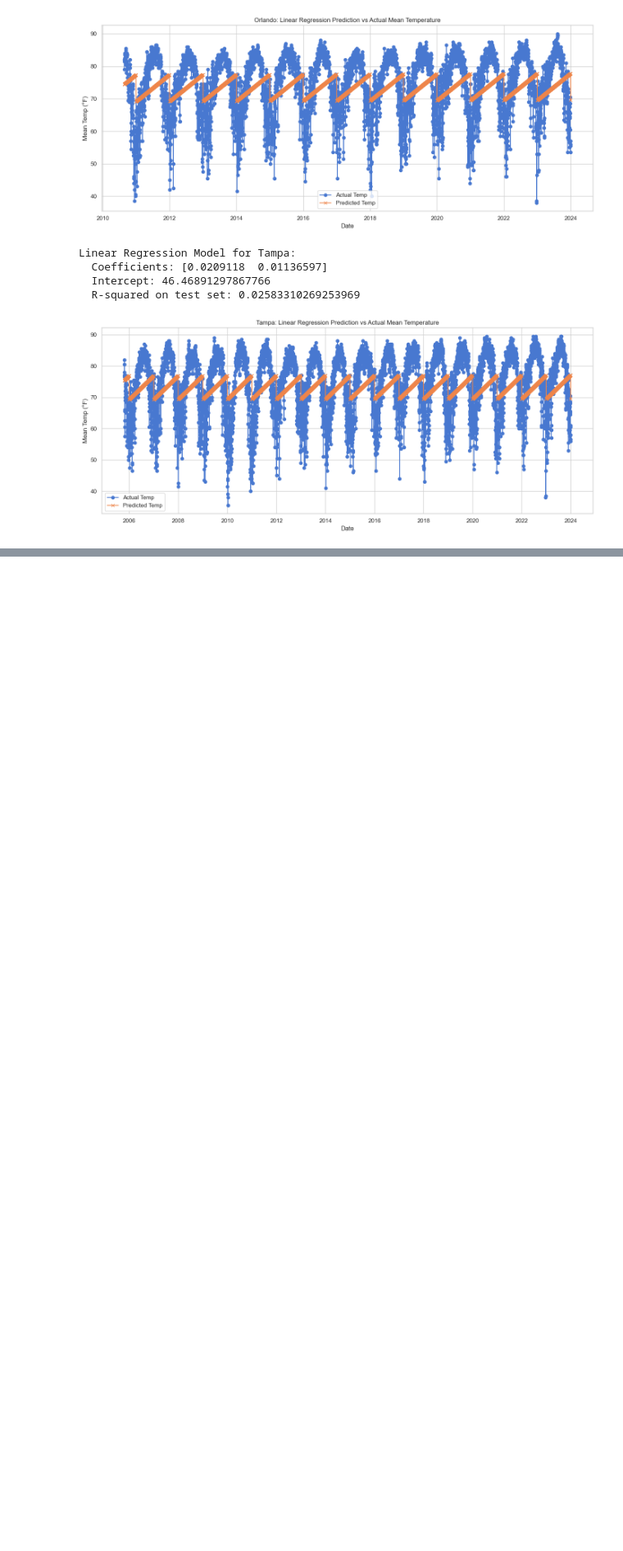
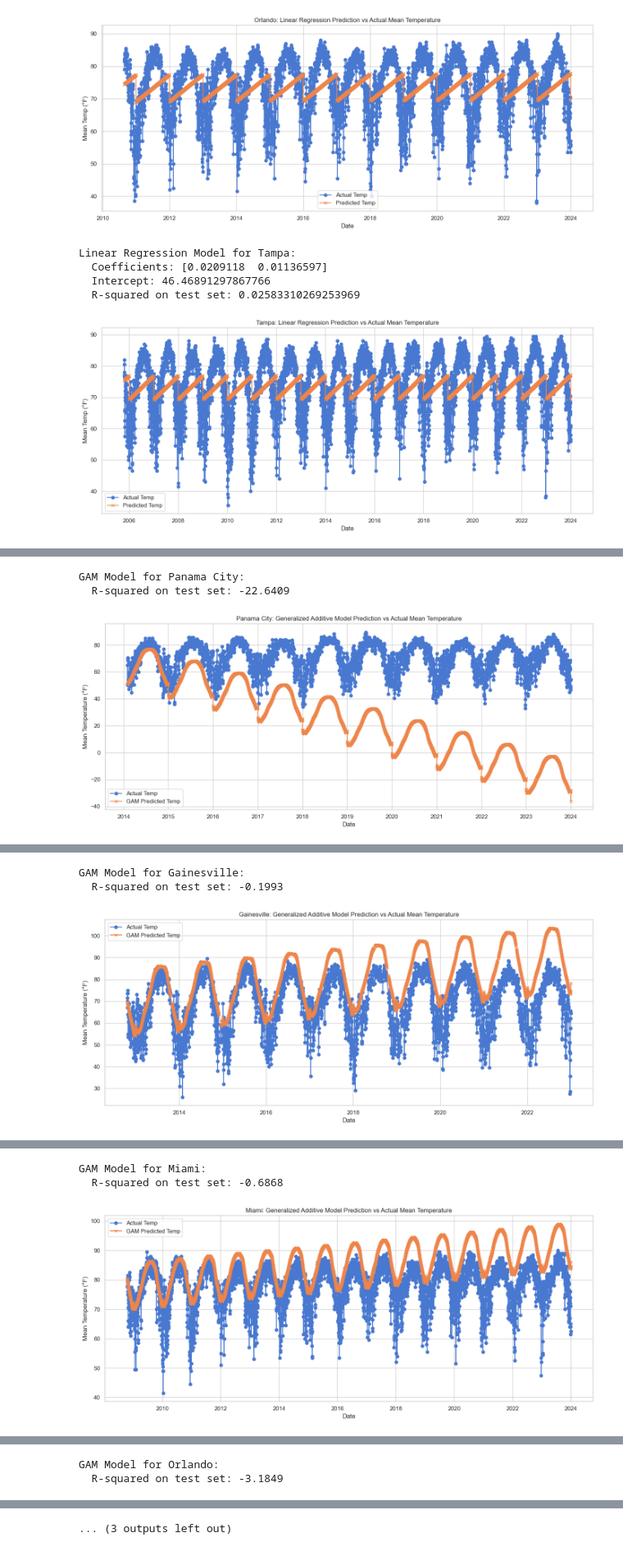
Before and after one commit to ThatGuyMrZero/DataScienceFinalProject, a Jupyter notebook: PyCharmMiscProject/notebook.ipynb, the cells around one changed output, grey strips where cells are left out. Shown at 82% size. Drawn from its saved outputs; the diff is of its cells as text; code cells hidden in the pictures; blank space fills up the shorter version.

Commit message:
added gam model

```diff
--- a/PyCharmMiscProject/notebook.ipynb
+++ b/PyCharmMiscProject/notebook.ipynb
@@ -79,8 +94,10 @@ plt.legend(title='City')
 plt.tight_layout()
 plt.show()
 
+
+combined_df_clean = combined_df_clean.copy()
 #box plot of temp by month idk if this helps?
-combined_df_clean.loc['Month'] = combined_df_clean['Date'].dt.month
+combined_df_clean['Month'] = combined_df_clean['Date'].dt.month
 
 plt.figure(figsize=(14, 6))
 sns.boxplot(data=combined_df_clean, x='Month', y='MEAN TEMP', hue='City')
@@ -267,3 +284,48 @@ Linear Regression Model for Tampa:
   Intercept: 46.46891297867766
   R-squared on test set: 0.02583310269253969
 [figure]
+# %%
+import scipy.sparse as sp
+# Monkey-patch: define the .A attribute for sparse matrices if missing.
+sp.spmatrix.A = property(lambda self: self.toarray())
+
+from pygam import LinearGAM, s
+from sklearn.metrics import r2_score
+import matplotlib.pyplot as plt
+
+for city in cities:
+    city_data = combined_df_clean[combined_df_clean['City'] == city].copy().sort_values("Date")
+    city_data['day_of_year'] = city_data['Date'].dt.dayofyear
+    city_data['year'] = city_data['Date'].dt.year
+    X = city_data[['day_of_year', 'year']]
+    y = city_data['MEAN TEMP']
+
+    #80/20 split will probably change this
+    split_index = int(len(city_data) * 0.8)
+    X_train = X.iloc[:split_index]
+    X_test = X.iloc[split_index:]
+    y_train = y.iloc[:split_index]
+    y_test = y.iloc[split_index:]
+
+    #instantiate and begin the model
+    gam = LinearGAM(s(0) + s(1))
+    gam.gridsearch(X_train.values, y_train.values)
+    #using dense numpy prediction
+    y_pred = gam.predict(X_test.values)
+    #if they come back as a sparse matrix convert to dense
+    if hasattr(y_pred, "toarray"):
+        y_pred = y_pred.toarray().flatten()
+    r2_gam = r2_score(y_test, y_pred)
+    print(f"GAM Model for {city}:")
+    print(f"  R-squared on test set: {r2_gam:.4f}\n")
+
+    plt.figure(figsize=(14, 6))
+    plt.plot(city_data['Date'].iloc[split_index:], y_test, marker='o', label="Actual Temp")
+    plt.plot(city_data['Date'].iloc[split_index:], y_pred, marker='x', label="GAM Predicted Temp")
+    plt.title(f"{city}: Generalized Additive Model Prediction vs Actual Mean Temperature")
+    plt.xlabel("Date")
+    plt.ylabel("Mean Temperature (°F)")
+    plt.legend()
+    plt.tight_layout()
+    plt.show()
+# %% [output]
@@ -269,0 +333,3 @@ Linear Regression Model for Tampa:
+GAM Model for Panama City:
+  R-squared on test set: -22.6409
+[figure, added]
@@ -269,0 +337,3 @@ Linear Regression Model for Tampa:
+GAM Model for Gainesville:
+  R-squared on test set: -0.1993
+[figure, added]
@@ -269,0 +341,3 @@ Linear Regression Model for Tampa:
+GAM Model for Miami:
+  R-squared on test set: -0.6868
+[figure, added]
@@ -269,0 +345,2 @@ Linear Regression Model for Tampa:
+GAM Model for Orlando:
+  R-squared on test set: -3.1849
@@ -269,0 +348 @@ Linear Regression Model for Tampa:
+... (3 outputs left out)
```
Also changed, not shown: parts of 2 cells of this notebook.
